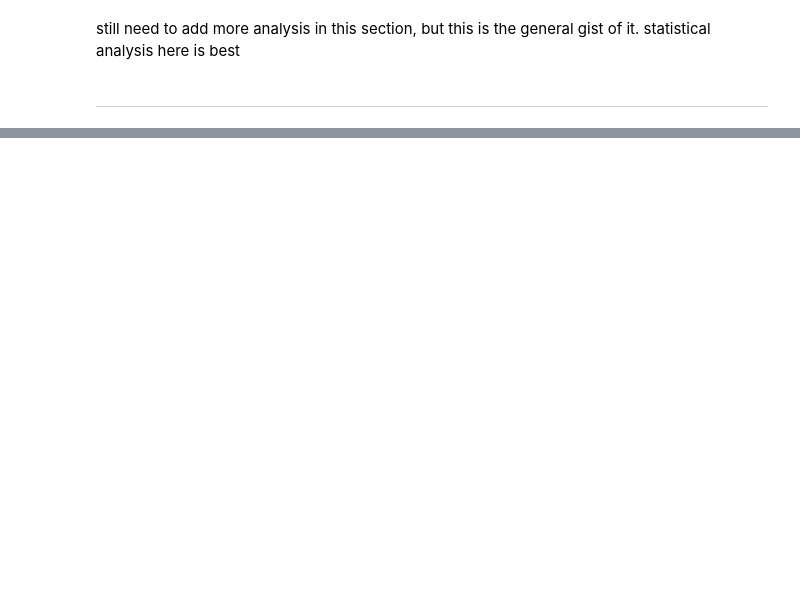
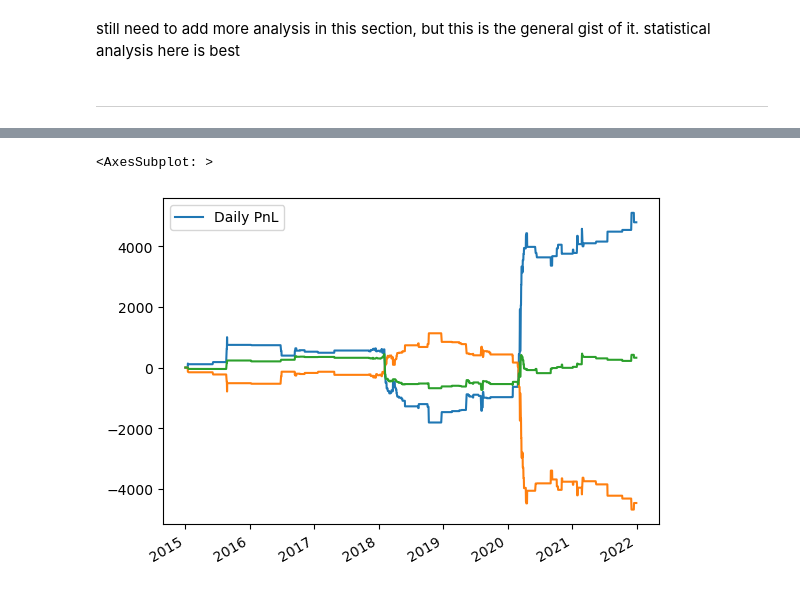
Before and after one commit to tsmcdonnell6604/Quant-Trading-Strategies, a Jupyter notebook: Project/Final_Project.ipynb, the cells around one changed output, grey strips where cells are left out. Saved outputs shown, nothing was run; the diff lists cells and outputs as text; code cells hidden in the pictures; blank space fills up the shorter version.

```diff
--- a/Project/Final_Project.ipynb
+++ b/Project/Final_Project.ipynb
@@ -126,0 +118,3 @@ dtype: int64
+# %%
+deltas = res[['Delta']]
+deltas
@@ -126,0 +135,28 @@ dtype: int64
+# %%
+dates = TradingStrategy.signals.index
+cur_signal = 0
+cur_pos = 0
+prev_price = 0
+DIR = -1
+
+delta_hedge_rets = pd.DataFrame(index=dates)
+for i in dates:
+    date_signal = TradingStrategy.signals.loc[i, 'signal']
+    cur_price = spy_data.loc[i, 'close']
+
+    daily_pnl = cur_pos * (cur_price - prev_price)
+
+    if date_signal != cur_signal:
+        if date_signal != 0: # Open a new position
+            cur_pos = np.abs(deltas.loc[i].item()) * date_signal * DIR
+            cur_signal = date_signal
+            prev_price = cur_price
+        else: # Close the position
+            cur_pos, cur_signal = 0, 0
+
+    delta_hedge_rets.loc[i, 'Daily PnL'] = daily_pnl
+# %%
+opts = res['Daily PnL'].cumsum()
+opts = opts.to_frame('Daily PnL')
+# %%
+d = delta_hedge_rets.cumsum()
@@ -126,0 +194,7 @@ dtype: int64
+# %%
+delta_hedge_rets.cumsum().plot()
+res['Daily PnL'].cumsum().plot()
+(d['Daily PnL'] + opts['Daily PnL']).plot()
+# %% [output]
+<AxesSubplot: >
+[figure, added]
```
Also changed, not shown: parts of 25 cells of this notebook, 13 other files.
